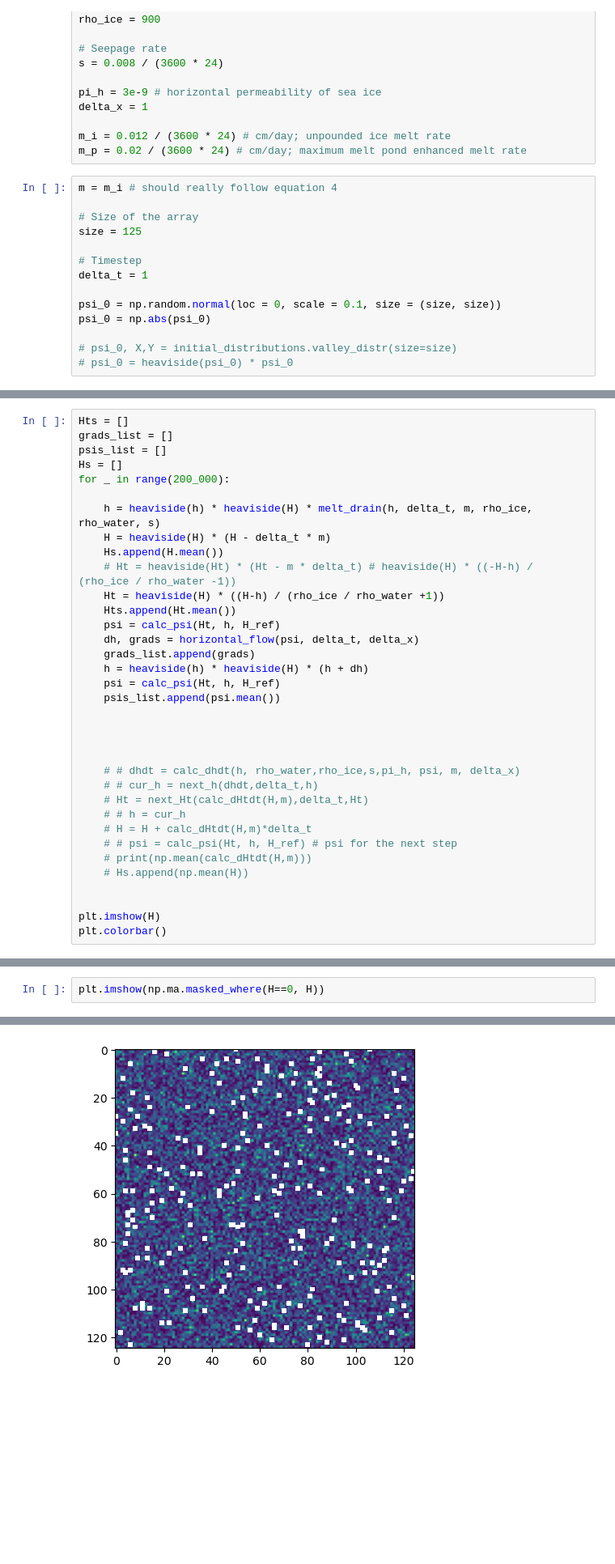
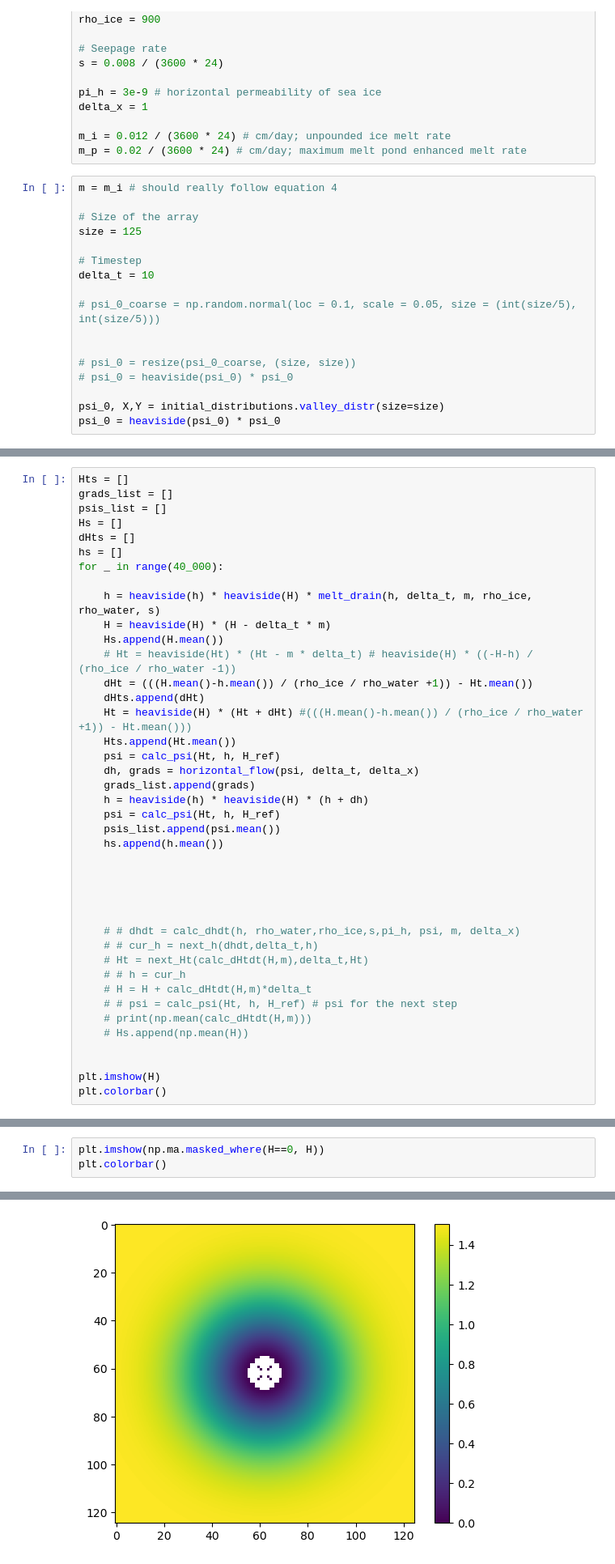
Before and after one commit to PaulHosek/ComplexSystemSimulation, a Jupyter notebook: CA_v2.ipynb, the cells around one changed output, grey strips where cells are left out. Shown at 81% size. Saved outputs shown, nothing was run; the diff lists cells and outputs as text; blank space fills up the shorter version.

```diff
--- a/CA_v2.ipynb
+++ b/CA_v2.ipynb
@@ -148,10 +149,13 @@ m = m_i # should really follow equation 4
 size = 125
 
 # Timestep
-delta_t = 1
+delta_t = 10
 
-psi_0 = np.random.normal(loc = 0, scale = 0.1, size = (size, size))
-psi_0 = np.abs(psi_0)
+# psi_0_coarse = np.random.normal(loc = 0.1, scale = 0.05, size = (int(size/5), int(size/5)))
 
-# psi_0, X,Y = initial_distributions.valley_distr(size=size)
+
+# psi_0 = resize(psi_0_coarse, (size, size))
 # psi_0 = heaviside(psi_0) * psi_0
+
+psi_0, X,Y = initial_distributions.valley_distr(size=size)
+psi_0 = heaviside(psi_0) * psi_0
@@ -174,13 +190,17 @@ Hts = []
 grads_list = []
 psis_list = []
 Hs = []
-for _ in range(200_000):
+dHts = []
+hs = []
+for _ in range(40_000):
 
     h = heaviside(h) * heaviside(H) * melt_drain(h, delta_t, m, rho_ice, rho_water, s)
     H = heaviside(H) * (H - delta_t * m)
     Hs.append(H.mean())
     # Ht = heaviside(Ht) * (Ht - m * delta_t) # heaviside(H) * ((-H-h) / (rho_ice / rho_water -1))
-    Ht = heaviside(H) * ((H-h) / (rho_ice / rho_water +1))
+    dHt = (((H.mean()-h.mean()) / (rho_ice / rho_water +1)) - Ht.mean())
+    dHts.append(dHt)
+    Ht = heaviside(H) * (Ht + dHt) #(((H.mean()-h.mean()) / (rho_ice / rho_water +1)) - Ht.mean()))
     Hts.append(Ht.mean())
     psi = calc_psi(Ht, h, H_ref)
     dh, grads = horizontal_flow(psi, delta_t, delta_x)
@@ -188,6 +208,8 @@ for _ in range(200_000):
     h = heaviside(h) * heaviside(H) * (h + dh)
     psi = calc_psi(Ht, h, H_ref)
     psis_list.append(psi.mean())
+    hs.append(h.mean())
+
 
 
 
@@ -216,3 +238,4 @@ plt.colorbar()
 # %%
 plt.imshow(np.ma.masked_where(H==0, H))
+plt.colorbar()
 # %% [output]
@@ -220,4 +243,4 @@ plt.imshow(np.ma.masked_where(H==0, H))
-[figure, old version]
+[figure, new version]
 # %%
 grads_list = np.array(grads_list)
 
```
Also changed, not shown: parts of 14 cells of this notebook.
